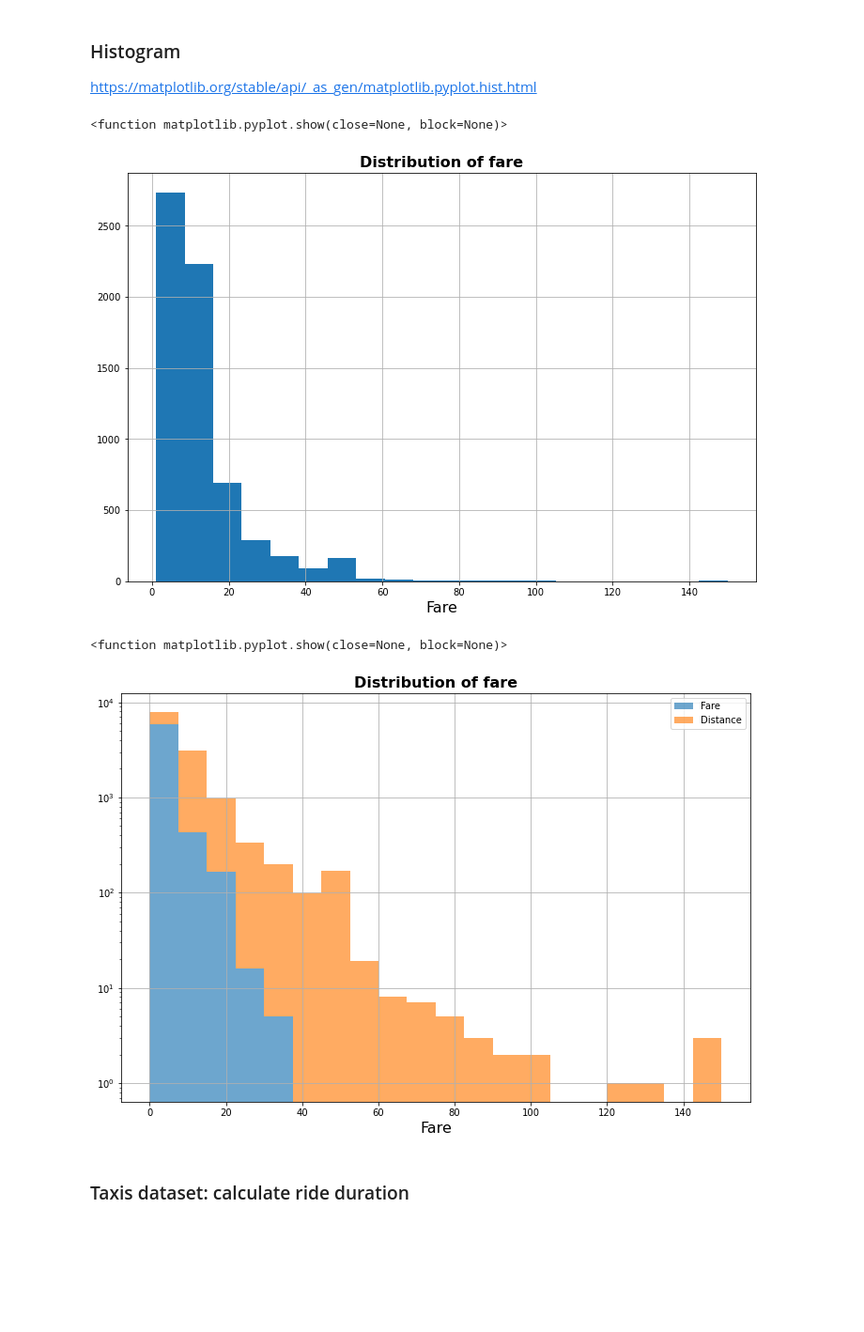
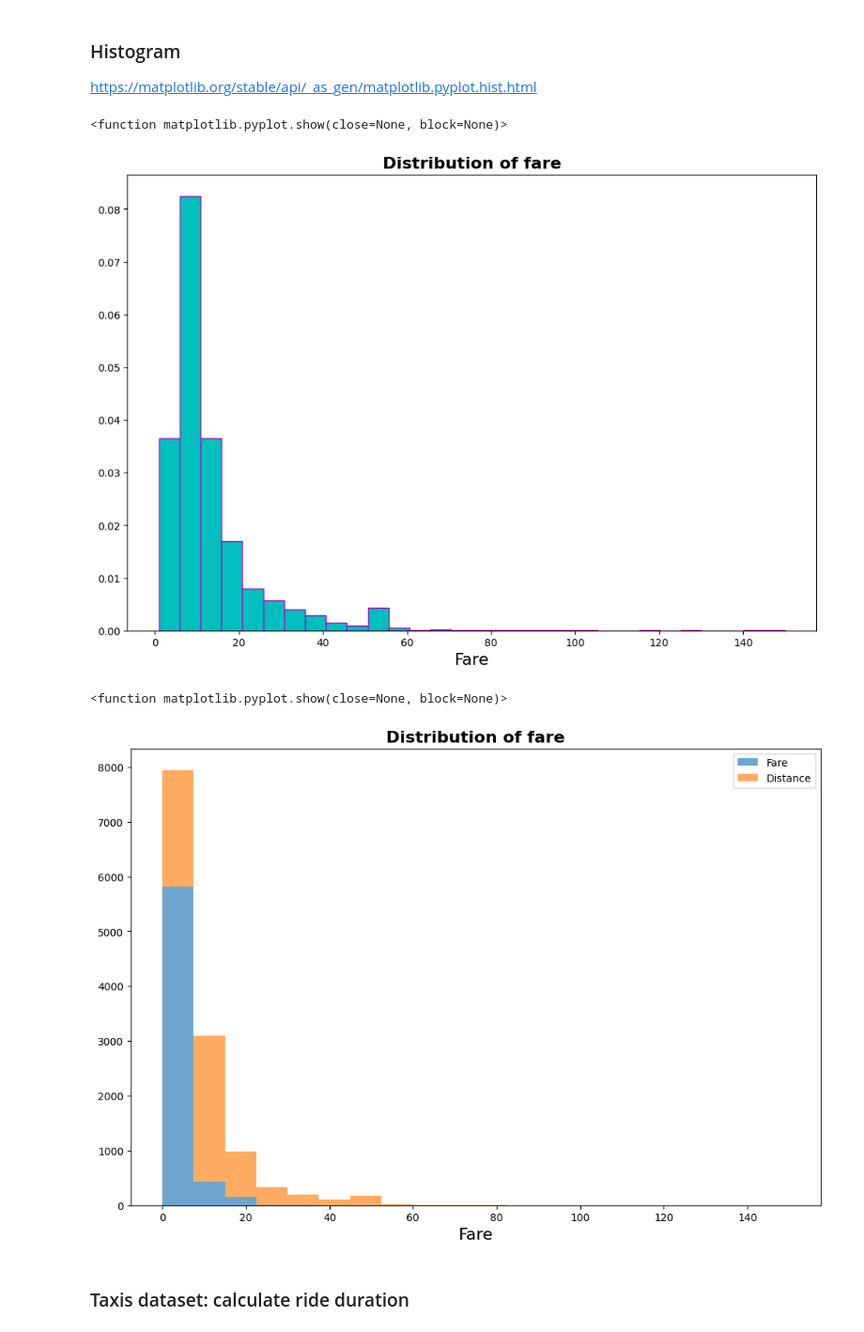
Before and after one commit to vahan-sahakyan/data-visualization, a Jupyter notebook: Week_2_11.ipynb, the cells around one changed output. Shown at 94% size. Saved outputs shown, nothing was run; the diff lists cells and outputs as text; code cells hidden in the pictures; blank space fills up the shorter version.

```diff
--- a/Week_2_11.ipynb
+++ b/Week_2_11.ipynb
@@ -397,50 +380,53 @@ https://matplotlib.org/stable/api/_as_gen/matplotlib.pyplot.hist.html
 # %%
 plt.figure(figsize = (12,8))
 plt.hist(df.fare,
-         bins = 20,
-         #density = True,
-         #stacked = True,
-         #range = (0, 100),
-         #bottom = 200,
-         #cumulative = True,
-         #histtype = 'step',
-         #log = True,
-         #orientation = 'horizontal',
-         #color = 'r',
-         #edgecolor='red',
-         #linewidth=1
+         bins = 30,
+         density = True,
+        #  stacked = True,
+        #  range = (10, 50),
+        #  bottom = 200,
+        #  cumulative = True,
+        #  histtype = 'step',
+        #  log = True,
+
+        #  orientation = 'horizontal',
+
+         color = 'c',
+         edgecolor='m',
+        #  linewidth=1
         )
 plt.xlabel("Fare",fontsize = 16)
 plt.title("Distribution of fare", fontsize = 16, weight='bold')
 plt.show
 # %% [output]
 <function matplotlib.pyplot.show(close=None, block=None)>
-[figure, old version]
+[figure, new version]
 # %%
 plt.figure(figsize = (12,8))
 plt.hist([df.distance, df.fare],
          bins = 20,
-         #density = True,
+        #  density = True,
          stacked = True,
-         #range = (0, 100),
-         #bottom = 200,
-         #cumulative = True,
-         #histtype = 'step',
-         log = True,
-         #orientation = 'horizontal',
-         #color = 'r',
-         #edgecolor='red',
-         #linewidth=1,
+        #  range = (0, 100),
+        #  bottom = 200,
+        #  cumulative = True,
+        #  histtype = 'step',
+        #  log = True,
+        #  orientation = 'horizontal',
+        #  color = 'r',
+        #  edgecolor='red',
+        #  linewidth=1,
          label = ['Fare', 'Distance'],
          alpha=0.65
+
         )
 plt.xlabel("Fare",fontsize = 16)
 plt.title("Distribution of fare", fontsize = 16, weight='bold')
 plt.legend()
 plt.show
 # %% [output]
 <function matplotlib.pyplot.show(close=None, block=None)>
-[figure, old version]
+[figure, new version]
 # %% [markdown]
 ### Taxis dataset: calculate ride duration
 # %%
```
Also changed, not shown: parts of 21 cells of this notebook.
